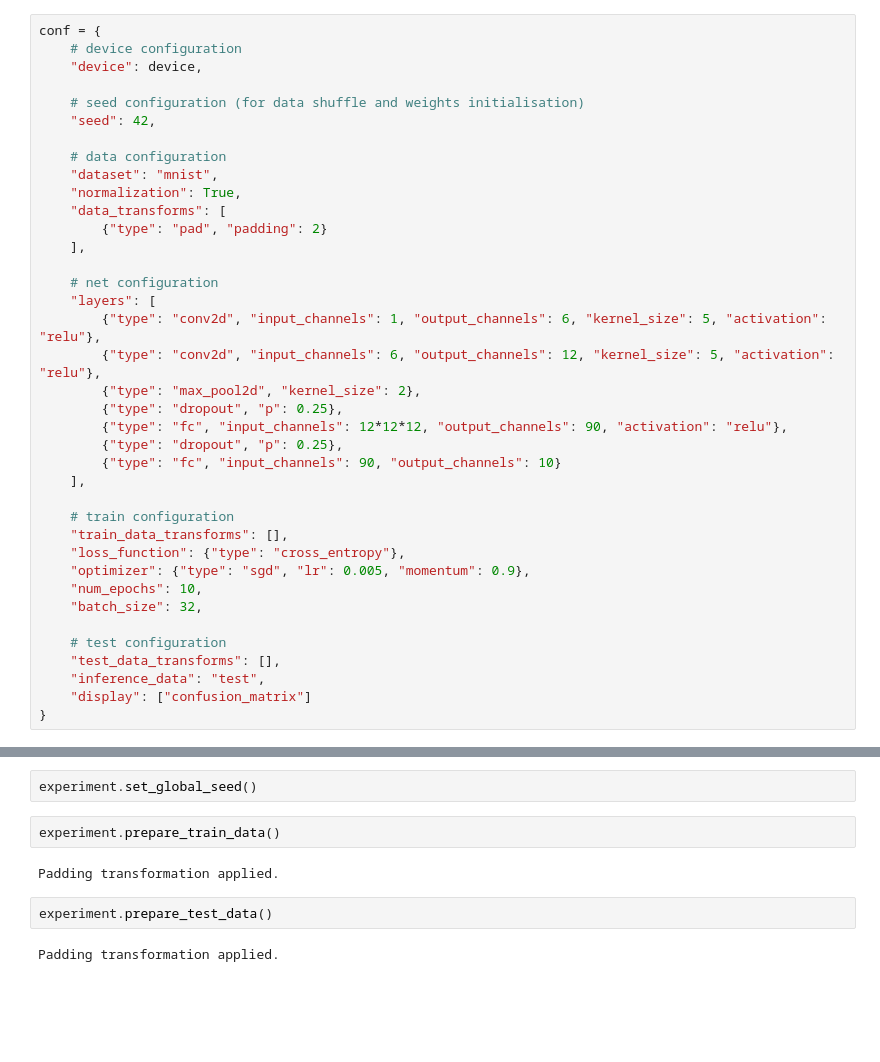
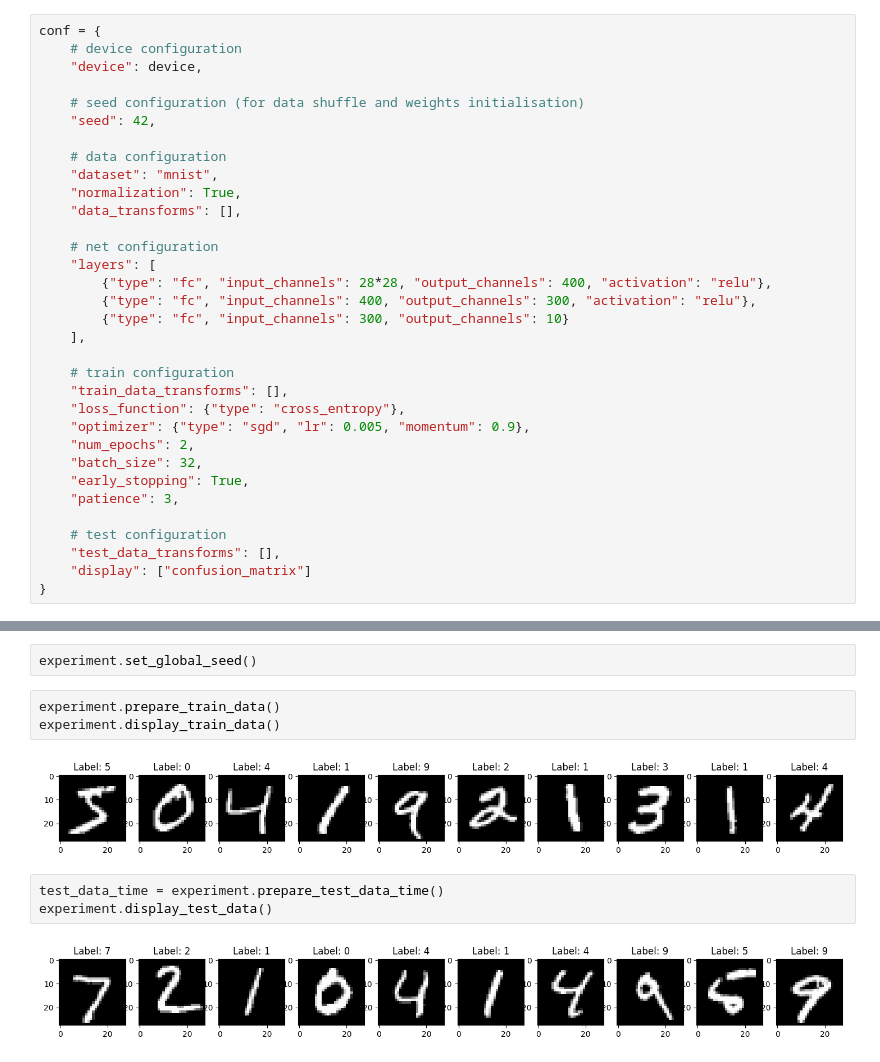
Before and after one commit to big-gic/CNN_Hekzam, a Jupyter notebook: API.ipynb, the cells around one changed output, grey strips where cells are left out. Cells and saved outputs as stored; diff of their text form; blank space fills up the shorter version.

Commit message:
"patience, early stopping"

```diff
--- a/API.ipynb
+++ b/API.ipynb
@@ -374,31 +412,26 @@ conf = {
     # data configuration
     "dataset": "mnist",
     "normalization": True,
-    "data_transforms": [
-        {"type": "pad", "padding": 2}
-    ],
+    "data_transforms": [],
 
     # net configuration
     "layers": [
-        {"type": "conv2d", "input_channels": 1, "output_channels": 6, "kernel_size": 5, "activation": "relu"},
-        {"type": "conv2d", "input_channels": 6, "output_channels": 12, "kernel_size": 5, "activation": "relu"},
-        {"type": "max_pool2d", "kernel_size": 2},
-        {"type": "dropout", "p": 0.25},
-        {"type": "fc", "input_channels": 12*12*12, "output_channels": 90, "activation": "relu"},
-        {"type": "dropout", "p": 0.25},
-        {"type": "fc", "input_channels": 90, "output_channels": 10}
+        {"type": "fc", "input_channels": 28*28, "output_channels": 400, "activation": "relu"},
+        {"type": "fc", "input_channels": 400, "output_channels": 300, "activation": "relu"},
+        {"type": "fc", "input_channels": 300, "output_channels": 10}
     ],
 
     # train configuration
     "train_data_transforms": [],
     "loss_function": {"type": "cross_entropy"},
     "optimizer": {"type": "sgd", "lr": 0.005, "momentum": 0.9},
-    "num_epochs": 10,
+    "num_epochs": 2,
     "batch_size": 32,
+    "early_stopping": True,
+    "patience": 3,
 
     # test configuration
     "test_data_transforms": [],
-    "inference_data": "test",
     "display": ["confusion_matrix"]
 }
 # %%
@@ -407,10 +440,12 @@ experiment = Experiment(conf)
 experiment.set_global_seed()
 # %%
 experiment.prepare_train_data()
+experiment.display_train_data()
 # %% [output]
-Padding transformation applied.
+[figure, added]
 # %%
-experiment.prepare_test_data()
+test_data_time = experiment.prepare_test_data_time()
+experiment.display_test_data()
 # %% [output]
-Padding transformation applied.
+[figure, added]
 # %%
```
Also changed, not shown: parts of 11 cells of this notebook.
